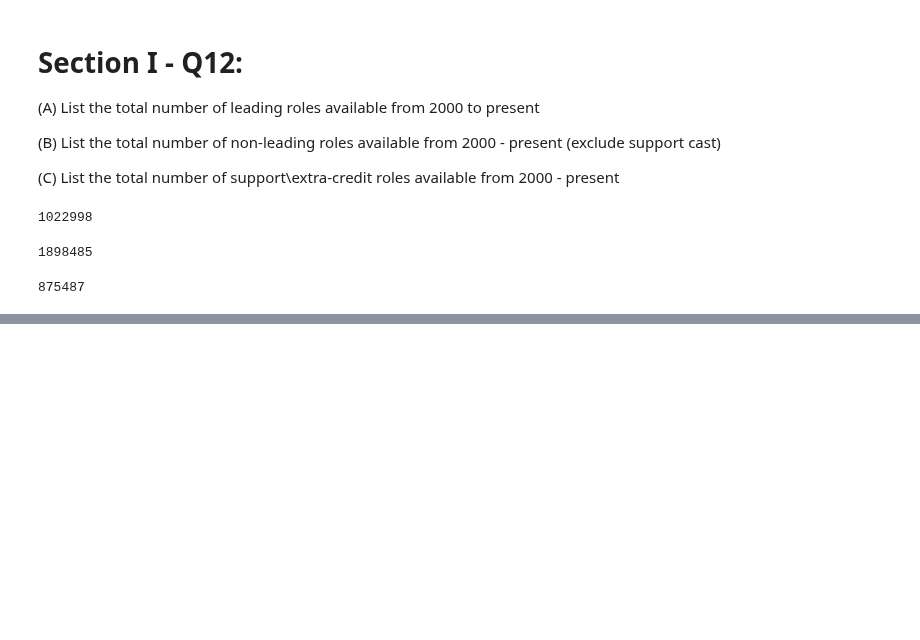
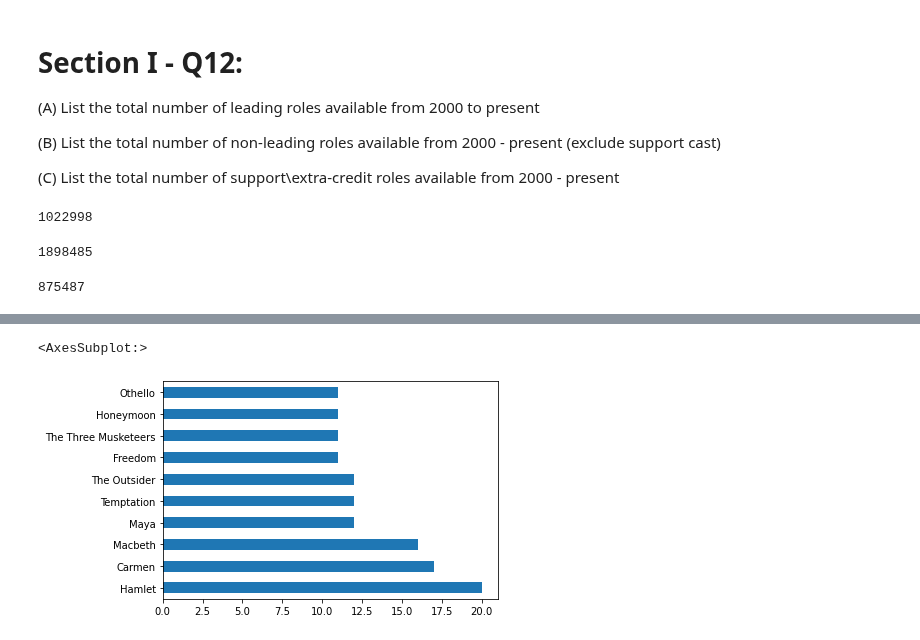
Before and after one commit to springboard-curriculum/mec-mini-projects, a Jupyter notebook: mec-5.3.10-data-wranging-with-pandas-mini-project/mec-5.3.10-data-wranging-with-panda.ipynb, the cells around one changed output, grey strips where cells are left out. Saved outputs shown, nothing was run; the diff lists cells and outputs as text; code cells hidden in the pictures; blank space fills up the shorter version.

```diff
--- a/mec-5.3.10-data-wranging-with-pandas-mini-project/mec-5.3.10-data-wranging-with-panda.ipynb
+++ b/mec-5.3.10-data-wranging-with-pandas-mini-project/mec-5.3.10-data-wranging-with-panda.ipynb
@@ -314,3 +325,6 @@ len(total_from_2000)
 len(total_from_2000) - len(from_2000_leading)
 # %% [output]
 875487
+# %%
+top_ten = movies.title.value_counts()[:10]
+top_ten
@@ -316,0 +343,5 @@ len(total_from_2000) - len(from_2000_leading)
+# %%
+ top_ten.plot(kind='barh')
+# %% [output]
+<AxesSubplot:>
+[figure, added]
```
Also changed, not shown: parts of 19 cells of this notebook.
